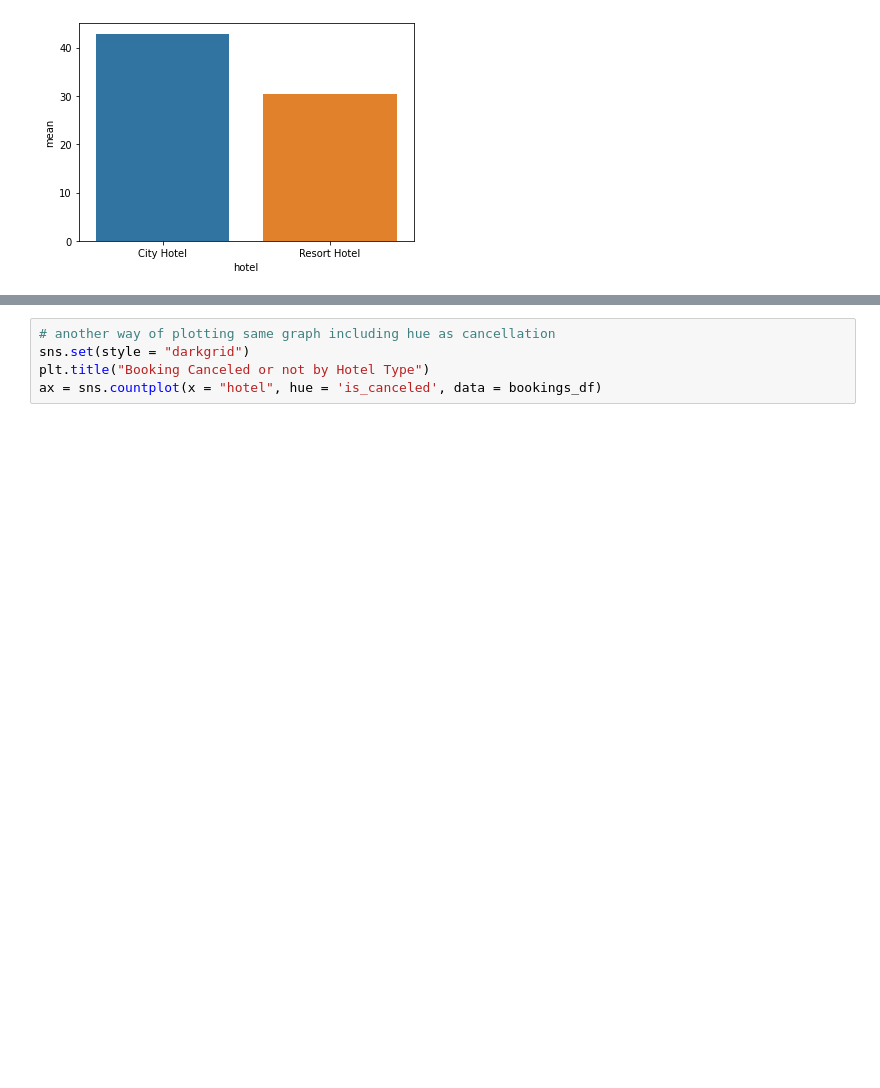
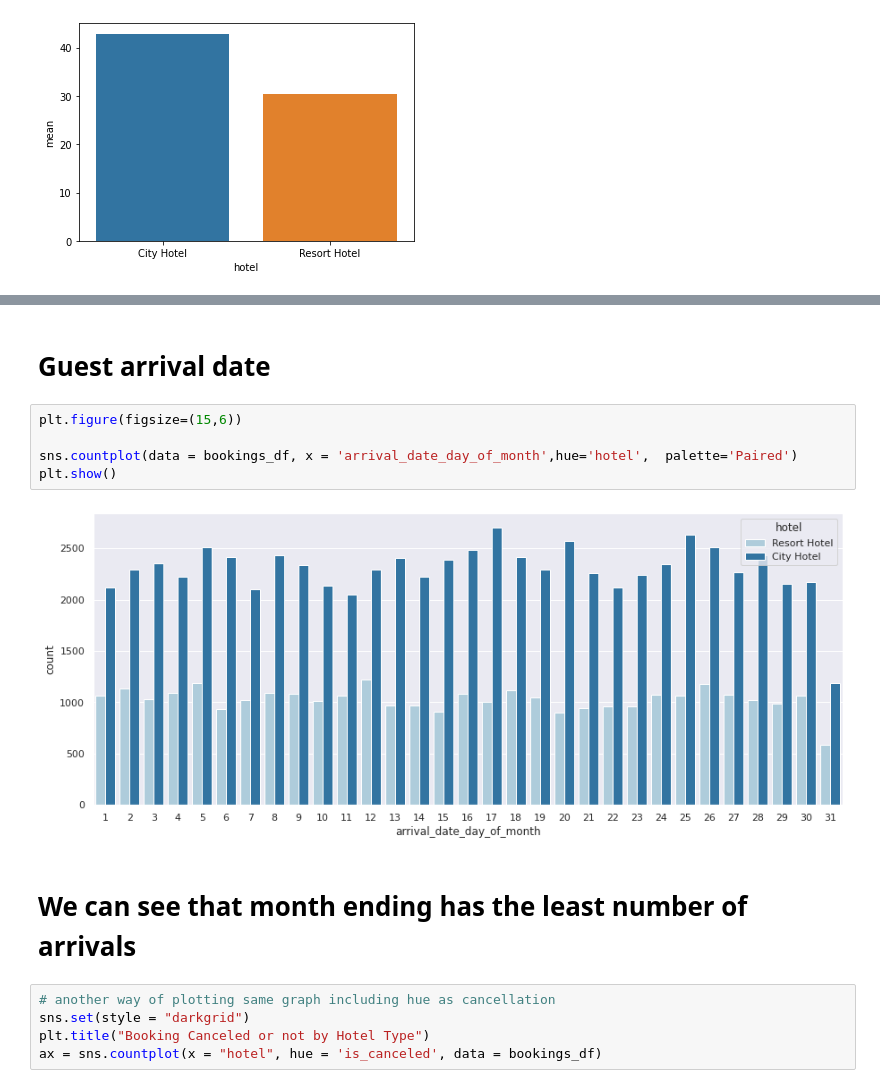
Before and after one commit to preetikhullbe/Hotel-Booking-analysis, a Jupyter notebook: Hotel_Booking_Analysis_Capstone_Project.ipynb, the cells around one changed output, grey strips where cells are left out. Saved outputs shown, nothing was run; the diff lists cells and outputs as text; blank space fills up the shorter version.

```diff
--- a/Hotel_Booking_Analysis_Capstone_Project.ipynb
+++ b/Hotel_Booking_Analysis_Capstone_Project.ipynb
@@ -463,3 +488,14 @@ sns.barplot(x=a.index, y=a["mean"] * 100)
+# %% [markdown]
+# Guest arrival date
+# %%
+plt.figure(figsize=(15,6))
+
+sns.countplot(data = bookings_df, x = 'arrival_date_day_of_month',hue='hotel',  palette='Paired')
+plt.show()
+# %% [output]
+[figure, added]
+# %% [markdown]
+# We can see that month ending has the least number of arrivals
 # %%
 # another way of plotting same graph including hue as cancellation
 sns.set(style = "darkgrid")
```
Also changed, not shown: parts of 53 cells of this notebook.
